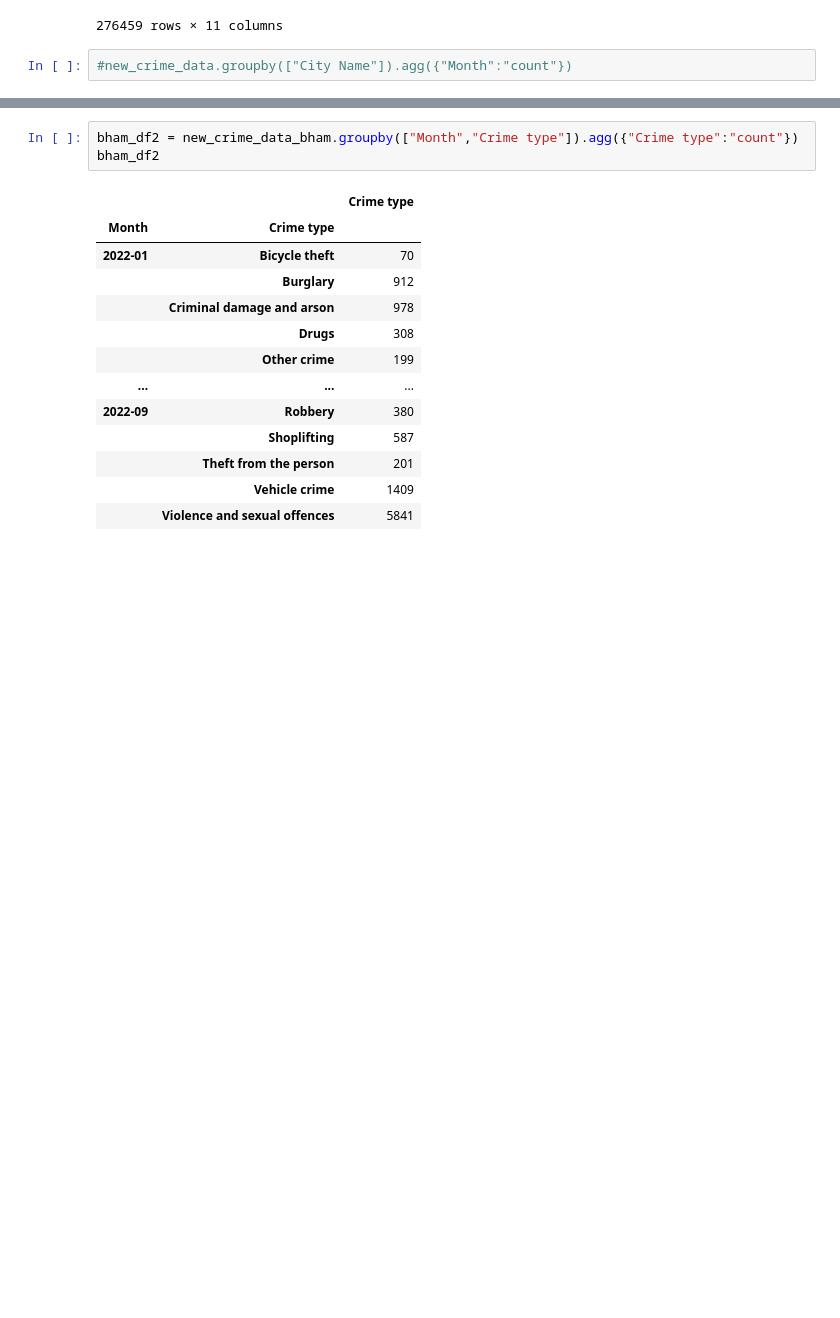
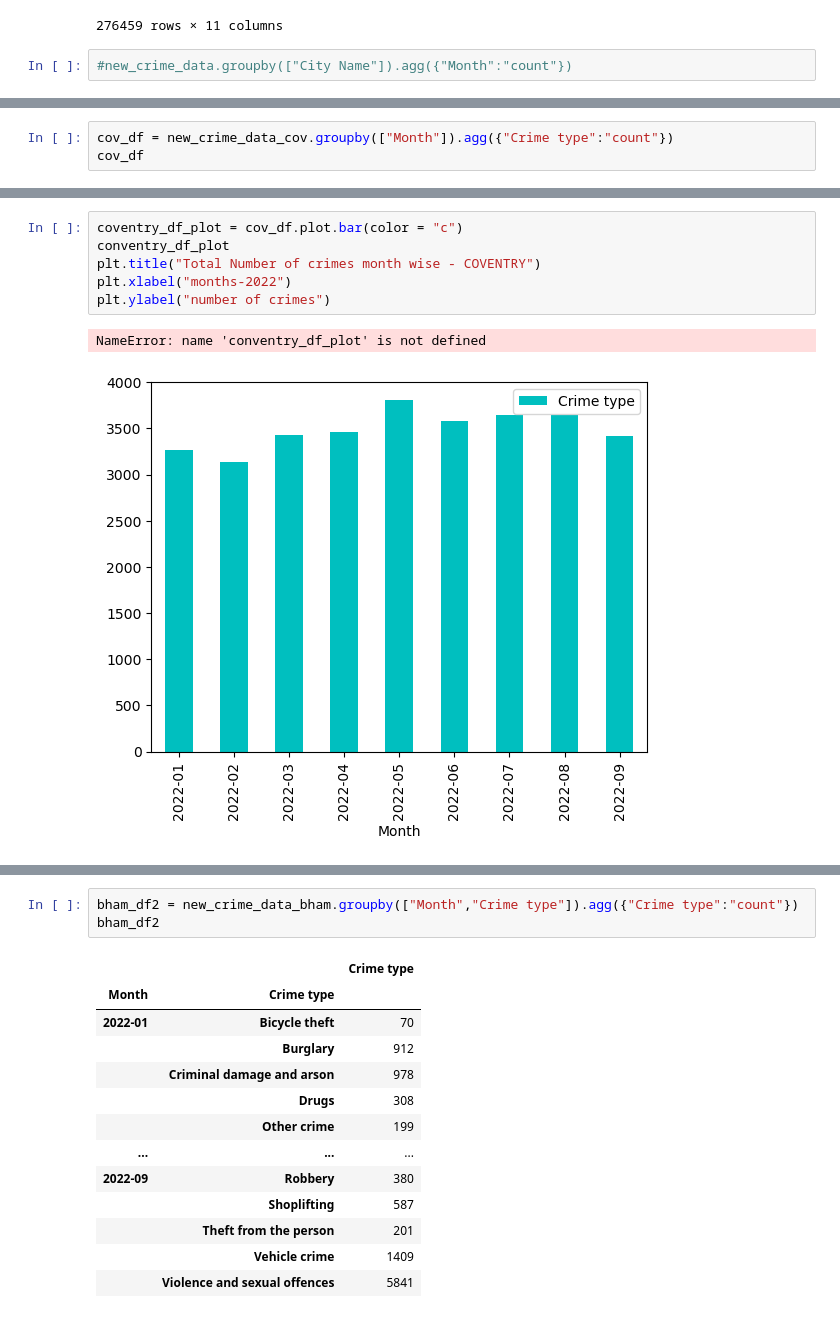
Before and after one commit to TonyHHNg/Team_Project_1, a Jupyter notebook: Crime_data_jo.ipynb, the cells around one changed output, grey strips where cells are left out. Drawn from its saved outputs; the diff is of its cells as text; blank space fills up the shorter version.

```diff
--- a/Crime_data_jo.ipynb
+++ b/Crime_data_jo.ipynb
@@ -155,0 +174,3 @@ bham_df_plot
+# %%
+cov_df = new_crime_data_cov.groupby(["Month"]).agg({"Crime type":"count"})
+cov_df
@@ -155,0 +189,9 @@ bham_df_plot
+# %%
+coventry_df_plot = cov_df.plot.bar(color = "c")
+conventry_df_plot
+plt.title("Total Number of crimes month wise - COVENTRY")
+plt.xlabel("months-2022")
+plt.ylabel("number of crimes")
+# %% [output]
+NameError: name 'conventry_df_plot' is not defined
+[figure, added]
```
Also changed, not shown: parts of 15 cells of this notebook, 3 other files.
